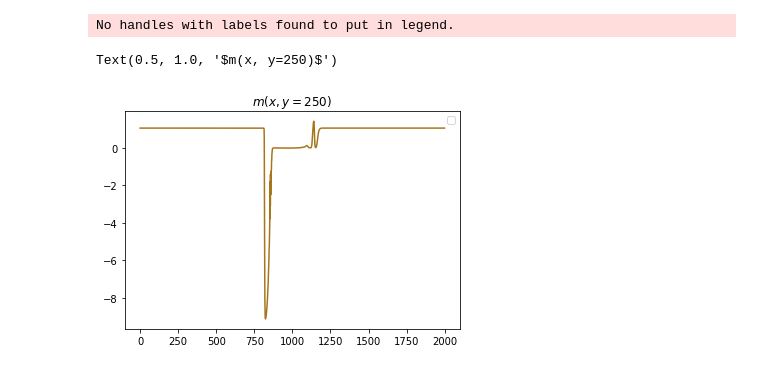
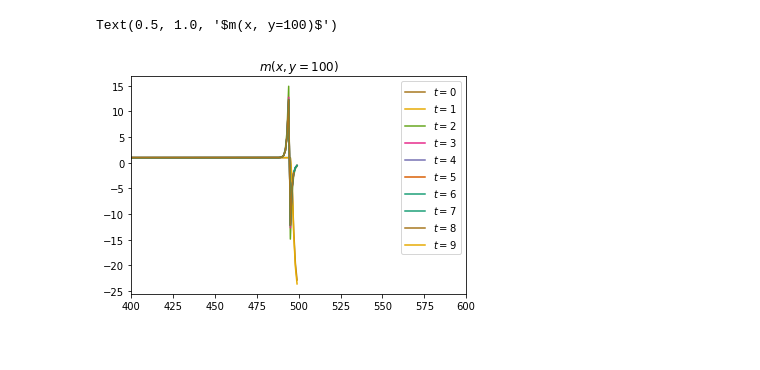
Before and after one commit to BrieucB/AI2d, a Jupyter notebook: AI2D_hydro/PDEs_2d/PDEs_2d_profiles.ipynb, the cells around one changed output. Cells and saved outputs as stored; diff of their text form; code cells hidden in the pictures.

```diff
--- a/AI2D_hydro/PDEs_2d/PDEs_2d_profiles.ipynb
+++ b/AI2D_hydro/PDEs_2d/PDEs_2d_profiles.ipynb
@@ -15,0 +41,4 @@ Ny=int(ly/ds)
+# %%
+t=8
+plt.matshow(mat_m.values[t*Nx:(t+1)*Nx,:].T)
+plt.colorbar()
@@ -16,6 +48,4 @@ Ny=int(ly/ds)
 # %%
-rho=pd.read_csv('f_m.dat', sep=' ', names=np.arange(Ny), index_col=False, dtype=np.float64)
+mat_rho=pd.read_csv('/home/invites/benvegnen/AI2D/PDEs_2d/f_rho.dat', sep=' ', names=np.arange(Ny), index_col=False, dtype=np.float64)
+# rho.columns=['%s'%str(a) for a in np.arange(5000)]
+# rho.to_parquet('/home/invites/benvegnen/AI2D/PDEs_2d/f_rho.parquet')
-# %%
-t=1
-plt.matshow(rho.values[t*Nx:(t+1)*Nx,:].T)
-plt.colorbar()
@@ -40,0 +52,8 @@ rho
+# %%
+for t in np.arange(0, 15,1):
+    m=mat_rho.values[t*Nx:(t+1)*Nx,:].T
+    plt.plot(m[int(Ny/2),:])#, label=r'$t=%d$'%(1*t))
+plt.legend()
+plt.xlim(400,600)
+# plt.ylim(-10,4)
+plt.title(r'$m(x, y=%d)$'%int(Ny/2))
@@ -41,12 +64,11 @@ rho
 # %%
-for t in np.arange(5, 100,10):
-    m=rho.values[t*Nx:(t+1)*Nx,:].T
-    plt.plot(m[int(Ny/2),:])#, label=r'$t=%d$'%(1*t))
+for t in np.arange(0, 10):
+    m=mat_m.values[t*Nx:(t+1)*Nx,:].T
+    plt.plot(m[int(Ny/2),:], label=r'$t=%d$'%(1*t))
 plt.legend()
-# plt.xlim(400,600)
+plt.xlim(400,600)
 # plt.ylim(-10,4)
 plt.title(r'$m(x, y=%d)$'%int(Ny/2))
 # %% [output]
-No handles with labels found to put in legend.
+Text(0.5, 1.0, '$m(x, y=100)$')
-Text(0.5, 1.0, '$m(x, y=250)$')
-[figure, old version]
+[figure, new version]
```
Also changed, not shown: parts of 42 cells of this notebook, 50 other files.
